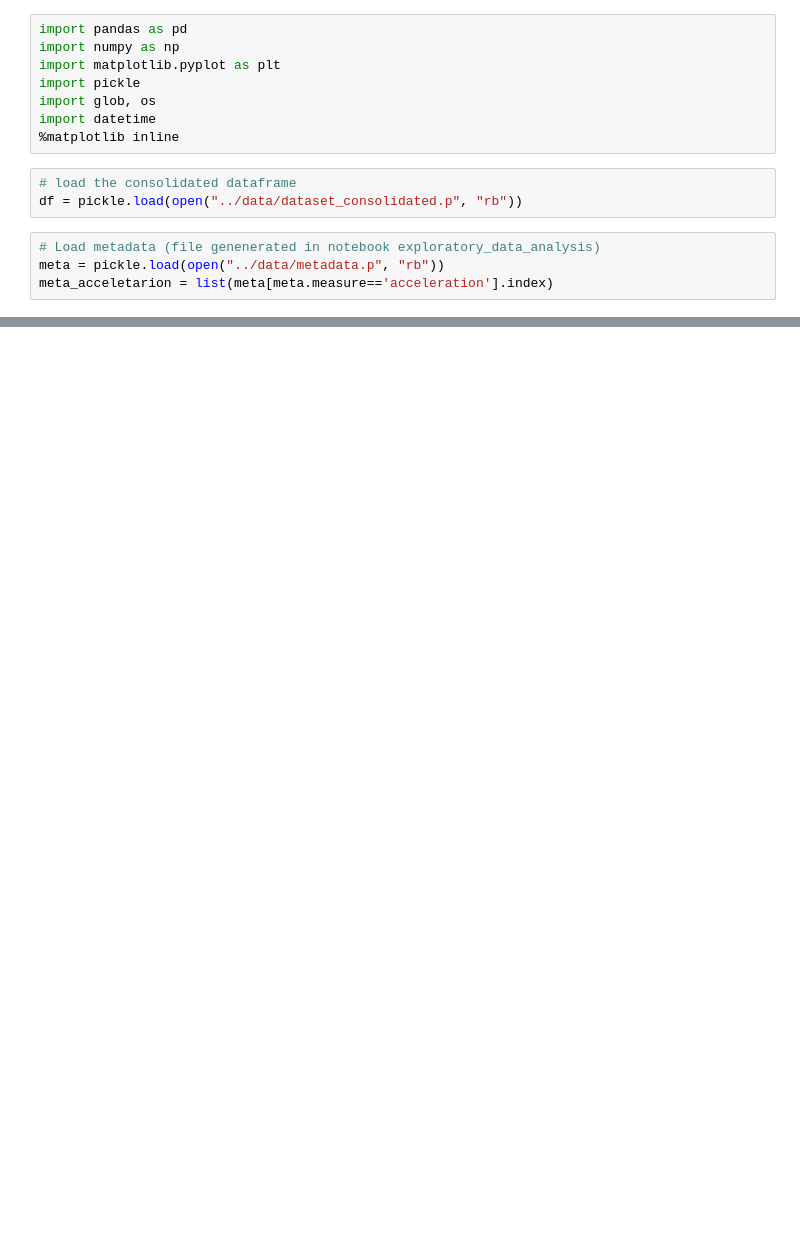
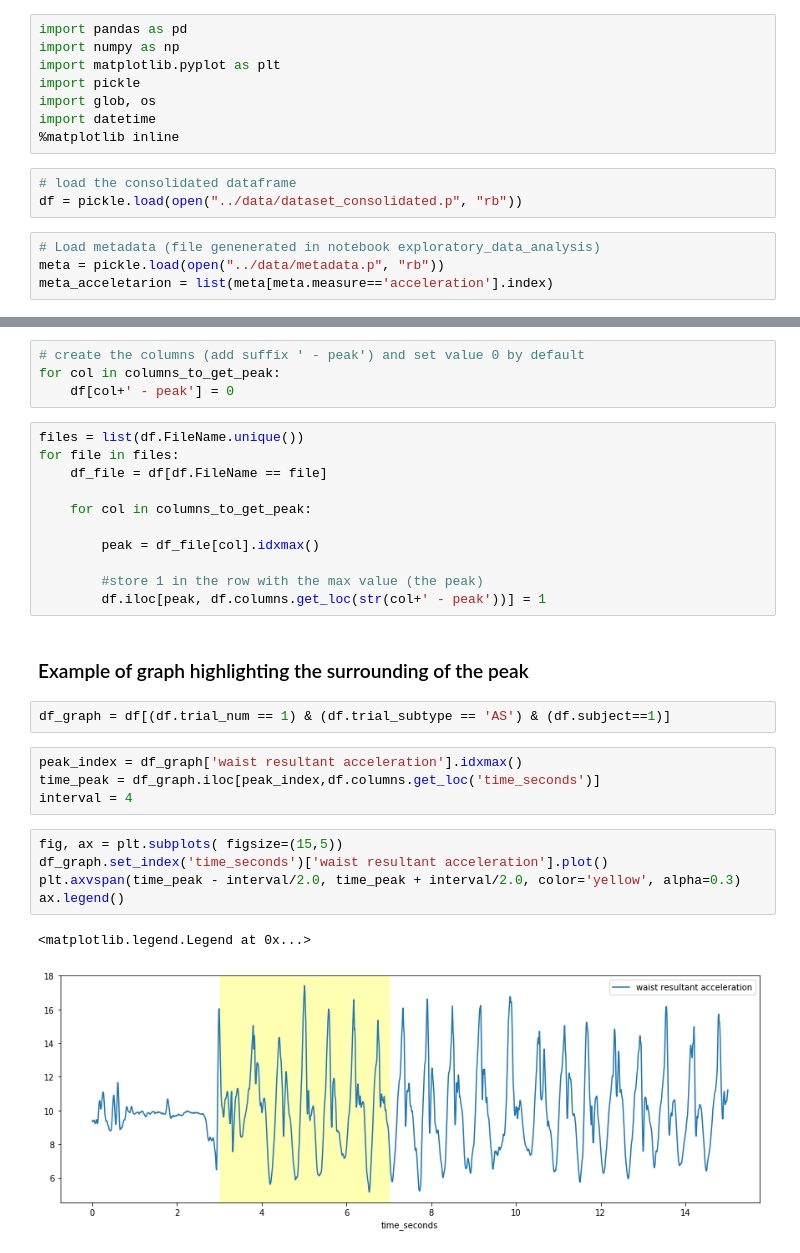
Before and after one commit to mdrmuhaimin/BigData2, a Jupyter notebook: code/preprocessing.ipynb, the cells around one changed output, grey strips where cells are left out. Saved outputs shown, nothing was run; the diff lists cells and outputs as text; blank space fills up the shorter version.

Commit message:
cleaning file and adding references to the peak for each trial

```diff
--- a/code/preprocessing.ipynb
+++ b/code/preprocessing.ipynb
@@ -151,0 +82,31 @@ pickle.dump(df, open("../data/dataset_preprocessed.p", "wb"))
+# %%
+# create the columns (add suffix ' - peak') and set value 0 by default
+for col in columns_to_get_peak:
+    df[col+' - peak'] = 0
+# %%
+files = list(df.FileName.unique())
+for file in files:
+    df_file = df[df.FileName == file]
+
+    for col in columns_to_get_peak:
+
+        peak = df_file[col].idxmax()
+
+        #store 1 in the row with the max value (the peak)
+        df.iloc[peak, df.columns.get_loc(str(col+' - peak'))] = 1
+# %% [markdown]
+### Example of graph highlighting the surrounding of the peak
+# %%
+df_graph = df[(df.trial_num == 1) & (df.trial_subtype == 'AS') & (df.subject==1)]
+# %%
+peak_index = df_graph['waist resultant acceleration'].idxmax()
+time_peak = df_graph.iloc[peak_index,df.columns.get_loc('time_seconds')]
+interval = 4
+# %%
+fig, ax = plt.subplots( figsize=(15,5))
+df_graph.set_index('time_seconds')['waist resultant acceleration'].plot()
+plt.axvspan(time_peak - interval/2.0, time_peak + interval/2.0, color='yellow', alpha=0.3)
+ax.legend()
+# %% [output]
+<matplotlib.legend.Legend at 0x...>
+[figure, added]
```
Also changed, not shown: parts of 19 cells of this notebook.
